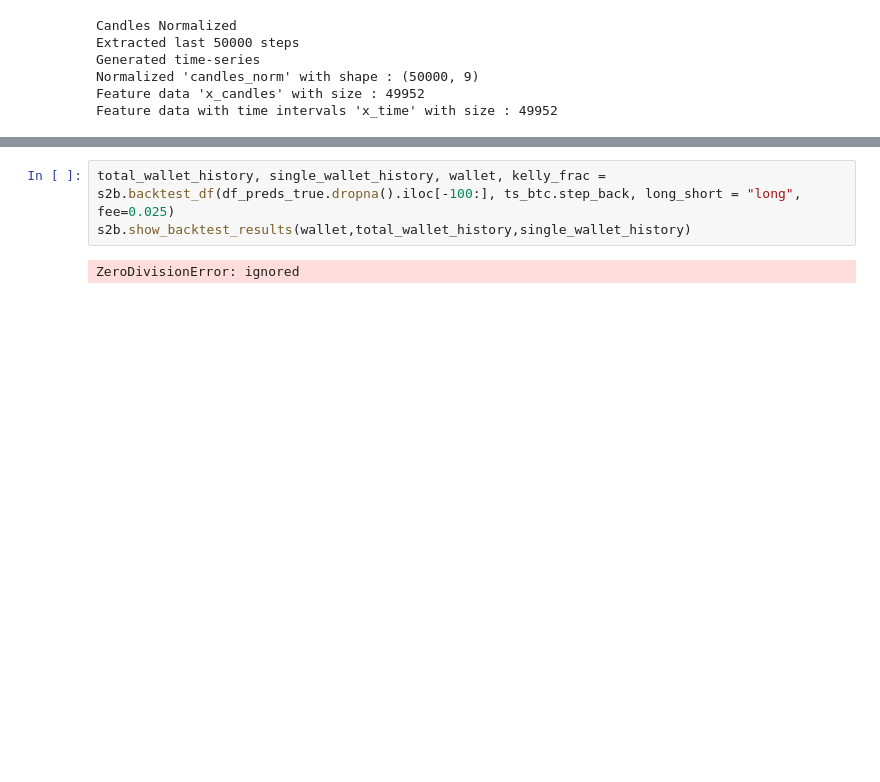
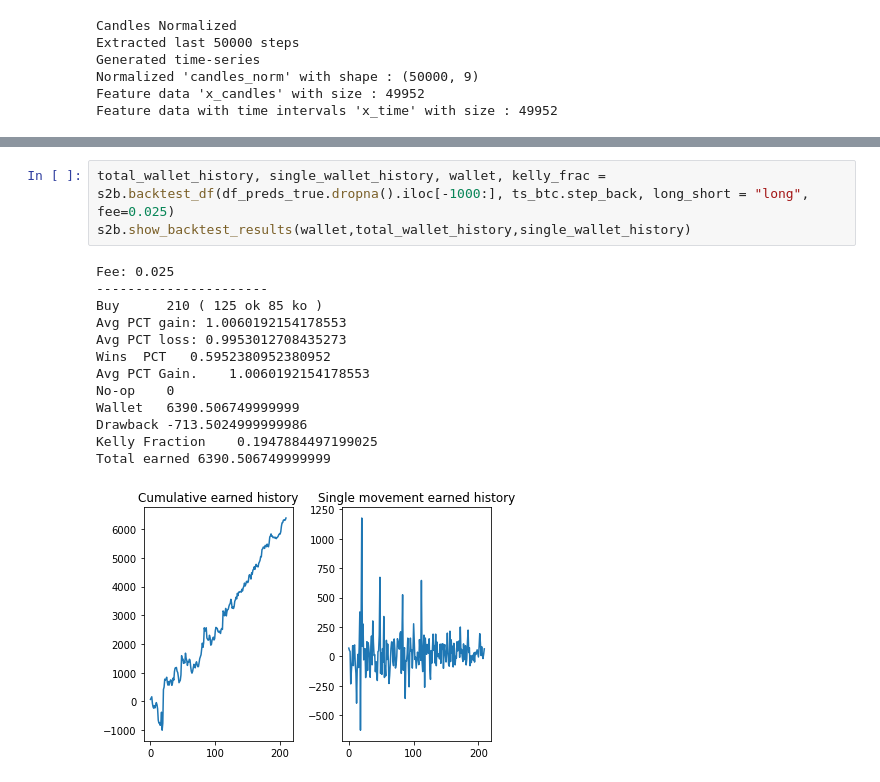
Before and after one commit to gabriele16/sats4u, a Jupyter notebook: colab/LSTM-CNN-BitCoin-Test-Live.ipynb, the cells around one changed output, grey strips where cells are left out. Saved outputs shown, nothing was run; the diff lists cells and outputs as text; blank space fills up the shorter version.

```diff
--- a/colab/LSTM-CNN-BitCoin-Test-Live.ipynb
+++ b/colab/LSTM-CNN-BitCoin-Test-Live.ipynb
@@ -109,5 +134,17 @@ df_preds_true.dropna().iloc[-100:].plot()
 # %%
-total_wallet_history, single_wallet_history, wallet, kelly_frac = s2b.backtest_df(df_preds_true.dropna().iloc[-100:], ts_btc.step_back, long_short = "long", fee=0.025)
+total_wallet_history, single_wallet_history, wallet, kelly_frac = s2b.backtest_df(df_preds_true.dropna().iloc[-1000:], ts_btc.step_back, long_short = "long", fee=0.025)
 s2b.show_backtest_results(wallet,total_wallet_history,single_wallet_history)
 # %% [output]
-ZeroDivisionError: ignored
+Fee: 0.025
+----------------------
+Buy      210 ( 125 ok 85 ko )
+Avg PCT gain: 1.0060192154178553
+Avg PCT loss: 0.9953012708435273
+Wins  PCT   0.5952380952380952
+Avg PCT Gain.    1.0060192154178553
+No-op    0
+Wallet   6390.506749999999
+Drawback -713.5024999999986
+Kelly Fraction    0.1947884497199025
+Total earned 6390.506749999999
+[figure, added]
```
Also changed, not shown: parts of 7 cells of this notebook.
